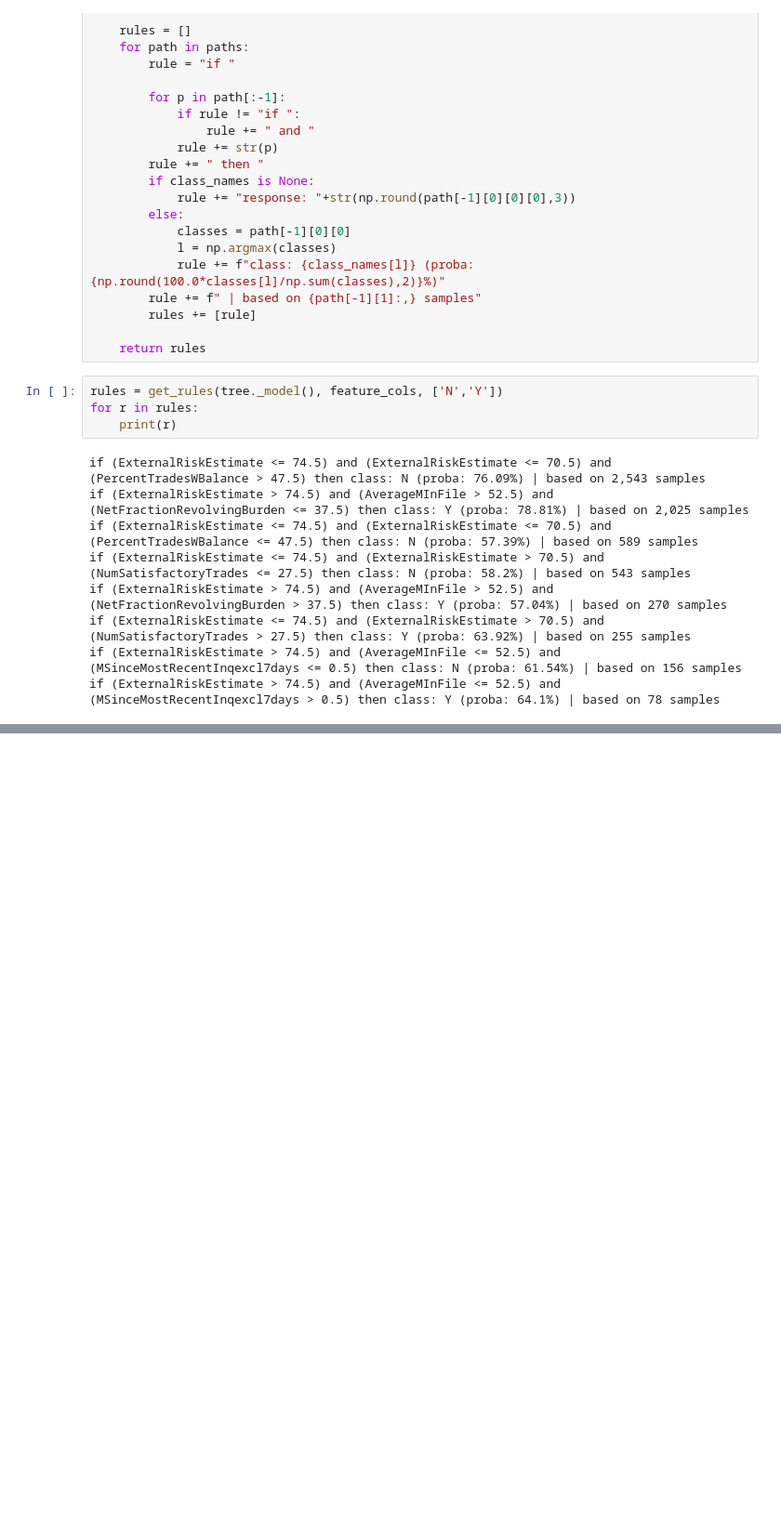
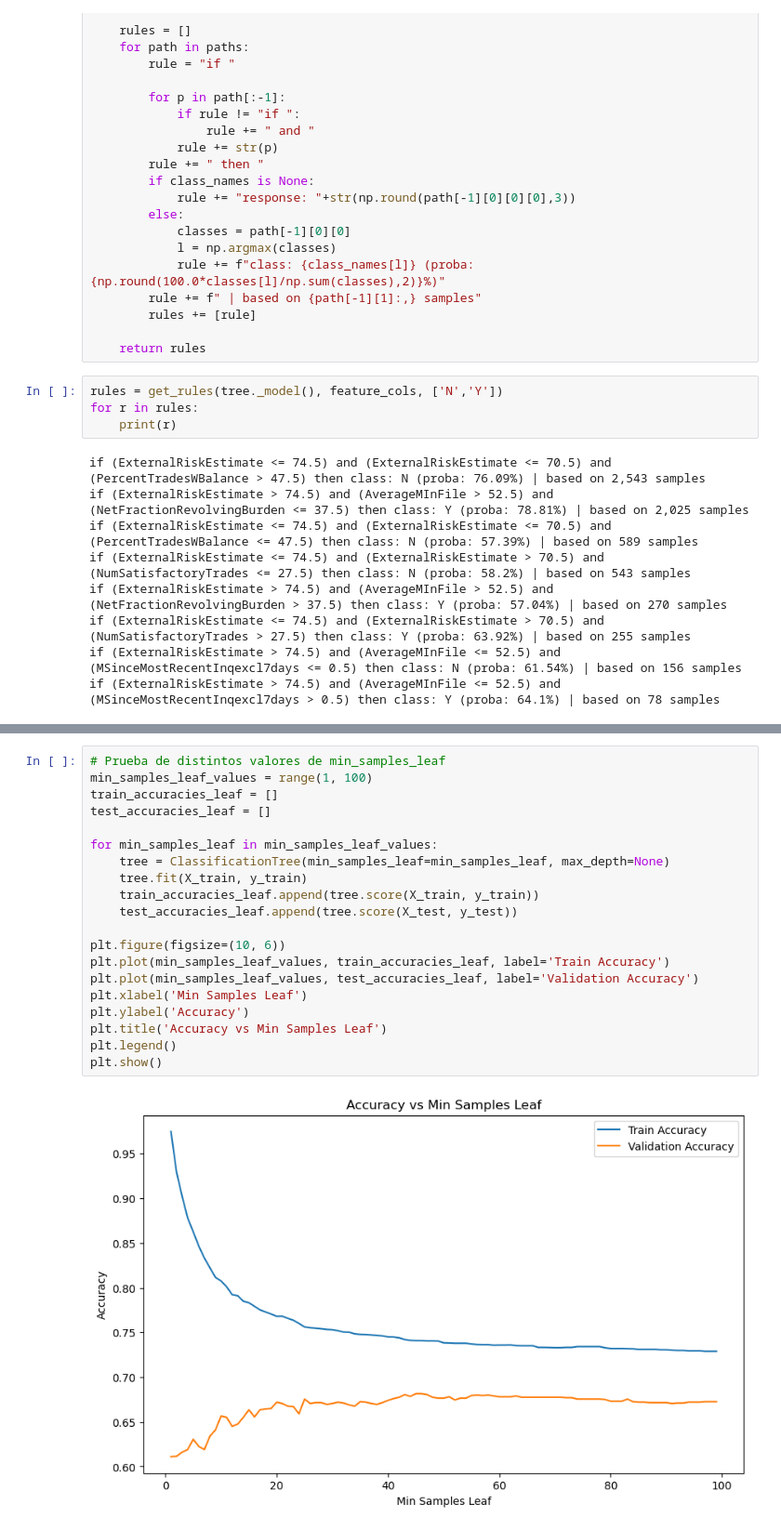
Before and after one commit to dahermar/IAExplicable, a Jupyter notebook: Practica1/Practica1.ipynb, the cells around one changed output, grey strips where cells are left out. Shown at 93% size. Saved outputs shown, nothing was run; the diff lists cells and outputs as text; blank space fills up the shorter version.

```diff
--- a/Practica1/Practica1.ipynb
+++ b/Practica1/Practica1.ipynb
@@ -272,0 +321,22 @@ if (ExternalRiskEstimate > 74.5) and (AverageMInFile <= 52.5) and (MSinceMostRec
+# %%
+# Prueba de distintos valores de min_samples_leaf
+min_samples_leaf_values = range(1, 100)
+train_accuracies_leaf = []
+test_accuracies_leaf = []
+
+for min_samples_leaf in min_samples_leaf_values:
+    tree = ClassificationTree(min_samples_leaf=min_samples_leaf, max_depth=None)
+    tree.fit(X_train, y_train)
+    train_accuracies_leaf.append(tree.score(X_train, y_train))
+    test_accuracies_leaf.append(tree.score(X_test, y_test))
+
+plt.figure(figsize=(10, 6))
+plt.plot(min_samples_leaf_values, train_accuracies_leaf, label='Train Accuracy')
+plt.plot(min_samples_leaf_values, test_accuracies_leaf, label='Validation Accuracy')
+plt.xlabel('Min Samples Leaf')
+plt.ylabel('Accuracy')
+plt.title('Accuracy vs Min Samples Leaf')
+plt.legend()
+plt.show()
+# %% [output]
+[figure, added]
```
Also changed, not shown: parts of 7 cells of this notebook.
